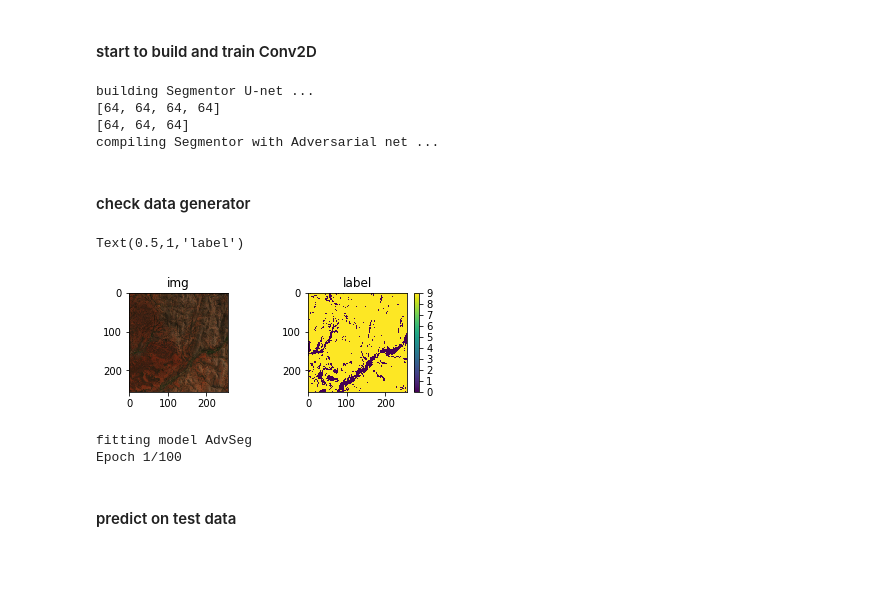
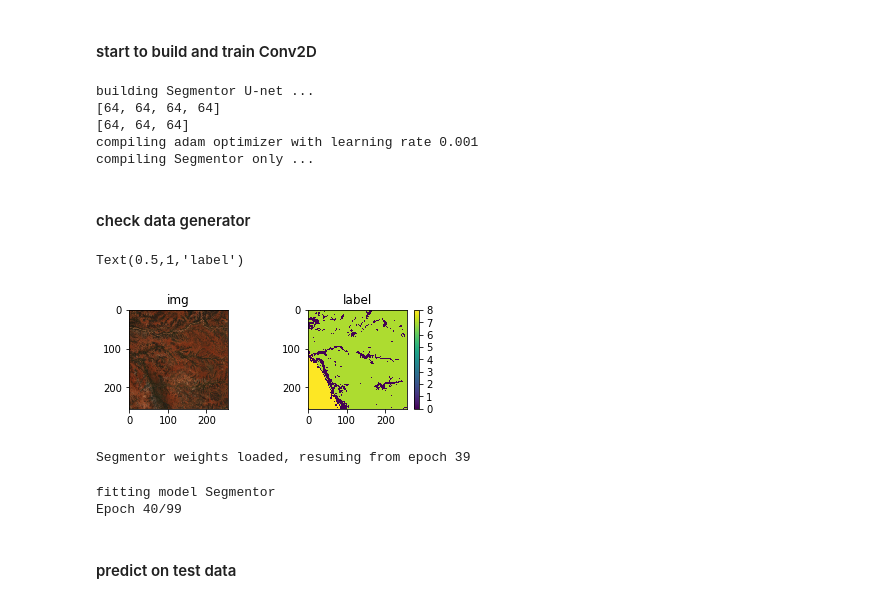
Before and after one commit to chenyz0601/DL-RockClassification, a Jupyter notebook: train.ipynb, the cells around one changed output. Saved outputs shown, nothing was run; the diff lists cells and outputs as text; code cells hidden in the pictures; blank space fills up the shorter version.

```diff
--- a/train.ipynb
+++ b/train.ipynb
@@ -4,10 +4,14 @@ import matplotlib.pyplot as plt
 import numpy as np
 # %% [output]
 Using TensorFlow backend.
+# %%
+data_path = './data/'
+dtype = 'sent'
+lr=1e-3
 # %% [markdown]
 #### load X-Y samples from block1, and split into train and test sets
 # %%
-X_trn, Y_trn, X_vld, Y_vld, X_tst, Y_tst = split_trn_vld_tst('./data/', vld_rate=0.2, tst_rate=0.1)
+X_trn, Y_trn, X_vld, Y_vld, X_tst, Y_tst = split_trn_vld_tst(data_path, vld_rate=0.2, tst_rate=0.1)
 # %% [output]
 split into 621 train, 177 validation, 88 test samples
 # %% [markdown]
@@ -31,47 +35,52 @@ Text(0.5,1,'lithological mappinp')
 # %% [markdown]
 #### start to build and train Conv2D
 # %%
-conv = AdvSeg()
+conv = AdvSeg(dtype=dtype)
 
 # build Conv2D
-conv.build_AdvSegNet()
+conv.build_SegmentorNet()
 
 # now the tensorboard event file is saved in ./logs
 # the training process, graph and statistics can be
 # visualize by tensorboard
 
 # compile with loss and optimizer
-conv.compile_model(lr=1e-3, verbose=False)
+conv.compile_model(lr=lr, verbose=False)
 # %% [output]
 building Segmentor U-net ...
 [64, 64, 64, 64]
 [64, 64, 64]
-compiling Segmentor with Adversarial net ...
+compiling adam optimizer with learning rate 0.001
+compiling Segmentor only ...
 # %%
-trn_data = DataGenerator(X_trn, Y_trn, batch_size=10, dtype='sent', intype='AdvSeg')
-vld_data = DataGenerator(X_vld, Y_vld, batch_size=10, dtype='sent', intype='AdvSeg')
+trn_data = DataGenerator(X_trn, Y_trn, batch_size=10, dtype=dtype, intype=conv.model_type)
+vld_data = DataGenerator(X_vld, Y_vld, batch_size=10, dtype=dtype, intype=conv.model_type)
 # %% [markdown]
 #### check data generator
 # %%
 x, y = trn_data.getitem(1)
 # %%
-x = x[0]
+# x = x[0]
 idx = 4
 plt.subplot(221)
 plt.imshow(2*x[idx,:,:,:][:,:,::-1][:,:,-3:])
 plt.title('img')
 plt.subplot(222)
 plt.imshow(np.argmax(y[idx,:,:,:], axis=-1))
 plt.colorbar()
 plt.title('label')
 # %% [output]
 Text(0.5,1,'label')
-[figure, old version]
+[figure, new version]
+# %%
+conv.load_checkpoint()
+# %% [output]
+Segmentor weights loaded, resuming from epoch 39
 # %%
-conv.fit_model_generator(trn_data, vld_data, num_epochs=100)
+conv.fit_model_generator(trn_data, vld_data, num_epochs=60)
 # %% [output]
-fitting model AdvSeg
-Epoch 1/100
+fitting model Segmentor
+Epoch 40/99
 # %% [markdown]
 #### predict on test data
 # %%
```
Also changed, not shown: parts of 4 cells of this notebook, 3 other files.
